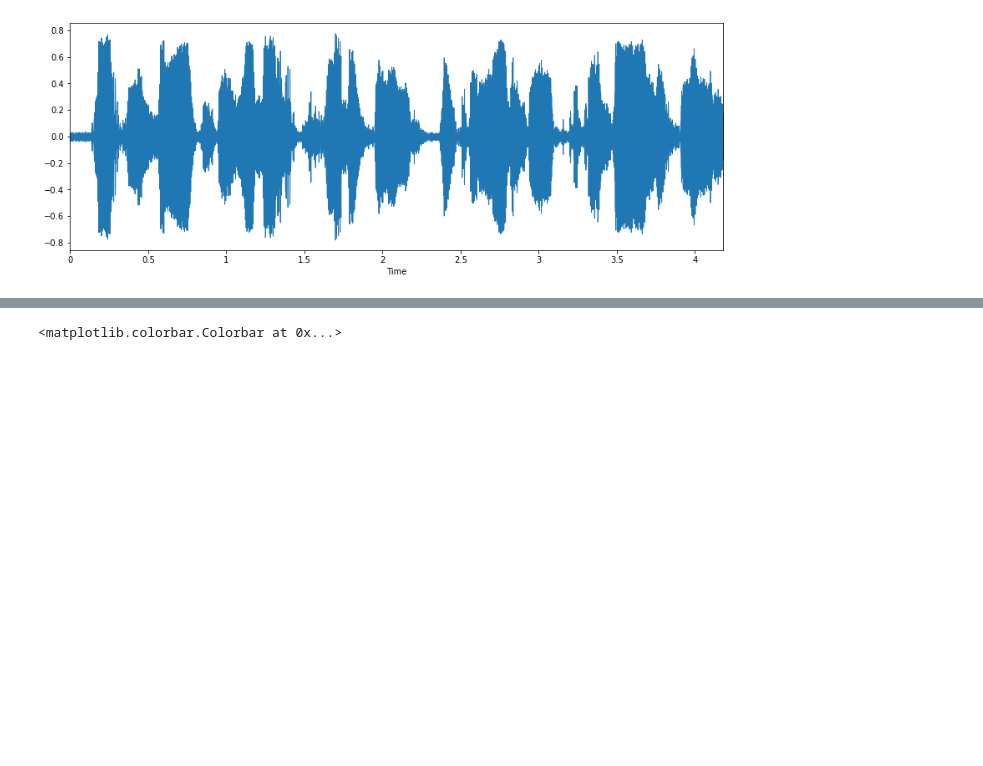
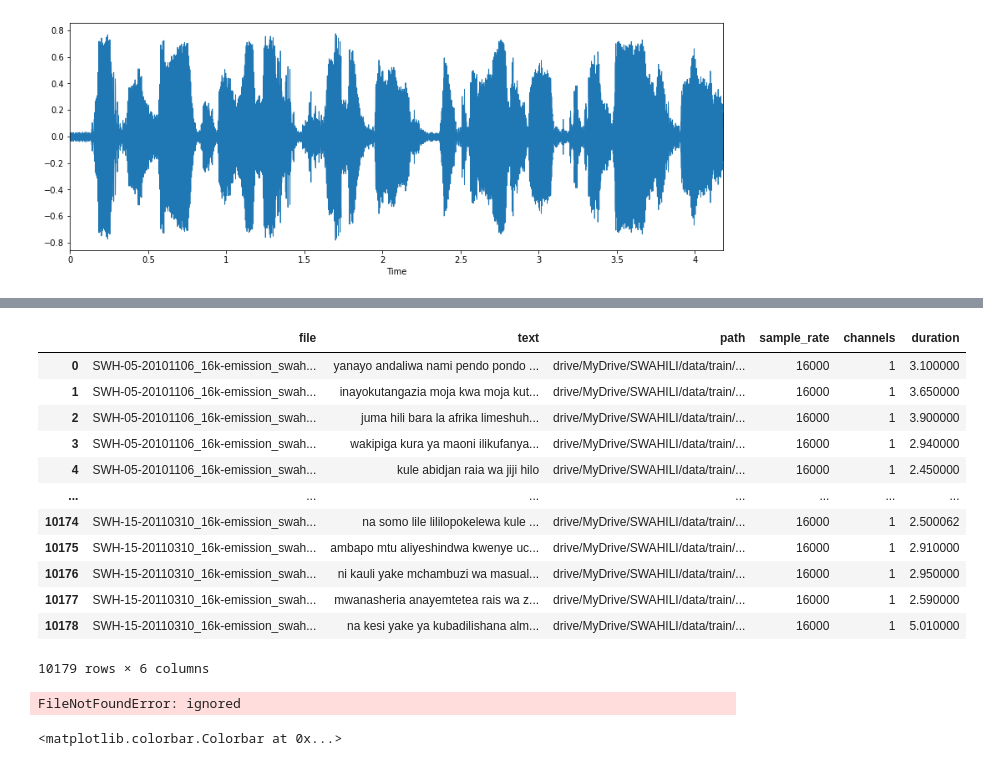
Before and after one commit to nebasam/Week-4, a Jupyter notebook: data_process.ipynb, the cells around one changed output, grey strips where cells are left out. Drawn from its saved outputs; the diff is of its cells as text; code cells hidden in the pictures; blank space fills up the shorter version.

Commit message:
Data Preprocessing

```diff
--- a/data_process.ipynb
+++ b/data_process.ipynb
@@ -85,0 +87,2 @@ librosa.display.waveplot(samples, sr=sample_rate)
+# %%
+meta_data = MetaCreate()
@@ -86,8 +94,13 @@ librosa.display.waveplot(samples, sr=sample_rate)
 # %%
-lines = []
-with open('text.txt') as f:
-    lines = f.readlines()
-
+def trans_loader(filename):
+  name_to_text = {}
+  with open(filename) as f:
+      f.readline()
+      for line in f:
+        line=line.strip()
+        ls=line.split("\t",1)
+        name_to_text[ls[0]]=ls[1]
+  return name_to_text
 
 #with open('text.txt') as f:
  #   contents = f.read()
@@ -107,0 +220,4 @@ lines[0:10]
+# %%
+meta = MetaCreate()
+# %%
+meta.load_transcription()
@@ -107,0 +242,16 @@ lines[0:10]
+# %%
+meta.generate_meta_data()
+# %% [output]
+|  | file | text | path | sample_rate | channels | duration |
+| 0 | SWH-05-20101106_16k-emission_swah... | yanayo andaliwa nami pendo pondo ... | drive/MyDrive/SWAHILI/data/train/... | 16000 | 1 | 3.100000 |
+| 1 | SWH-05-20101106_16k-emission_swah... | inayokutangazia moja kwa moja kut... | drive/MyDrive/SWAHILI/data/train/... | 16000 | 1 | 3.650000 |
+| 2 | SWH-05-20101106_16k-emission_swah... | juma hili bara la afrika limeshuh... | drive/MyDrive/SWAHILI/data/train/... | 16000 | 1 | 3.900000 |
+| 3 | SWH-05-20101106_16k-emission_swah... | wakipiga kura ya maoni ilikufanya... | drive/MyDrive/SWAHILI/data/train/... | 16000 | 1 | 2.940000 |
+| 4 | SWH-05-20101106_16k-emission_swah... | kule abidjan raia wa jiji hilo | drive/MyDrive/SWAHILI/data/train/... | 16000 | 1 | 2.450000 |
+| ... | ... | ... | ... | ... | ... | ... |
+| 10174 | SWH-15-20110310_16k-emission_swah... | na somo lile lililopokelewa kule ... | drive/MyDrive/SWAHILI/data/train/... | 16000 | 1 | 2.500062 |
+| 10175 | SWH-15-20110310_16k-emission_swah... | ambapo mtu aliyeshindwa kwenye uc... | drive/MyDrive/SWAHILI/data/train/... | 16000 | 1 | 2.910000 |
+| 10176 | SWH-15-20110310_16k-emission_swah... | ni kauli yake mchambuzi wa masual... | drive/MyDrive/SWAHILI/data/train/... | 16000 | 1 | 2.950000 |
+| 10177 | SWH-15-20110310_16k-emission_swah... | mwanasheria anayemtetea rais wa z... | drive/MyDrive/SWAHILI/data/train/... | 16000 | 1 | 2.590000 |
+| 10178 | SWH-15-20110310_16k-emission_swah... | na kesi yake ya kubadilishana alm... | drive/MyDrive/SWAHILI/data/train/... | 16000 | 1 | 5.010000 |
+10179 rows × 6 columns
@@ -108,3 +273,7 @@ lines[0:10]
+# %%
+filenames, target,duration_of_recordings= meta_data(transcription, train_audio_path)
+# %% [output]
+FileNotFoundError: ignored
 # %%
 #display Spectrogram
 X = librosa.stft(samples)
```
Also changed, not shown: parts of 10 cells of this notebook.
